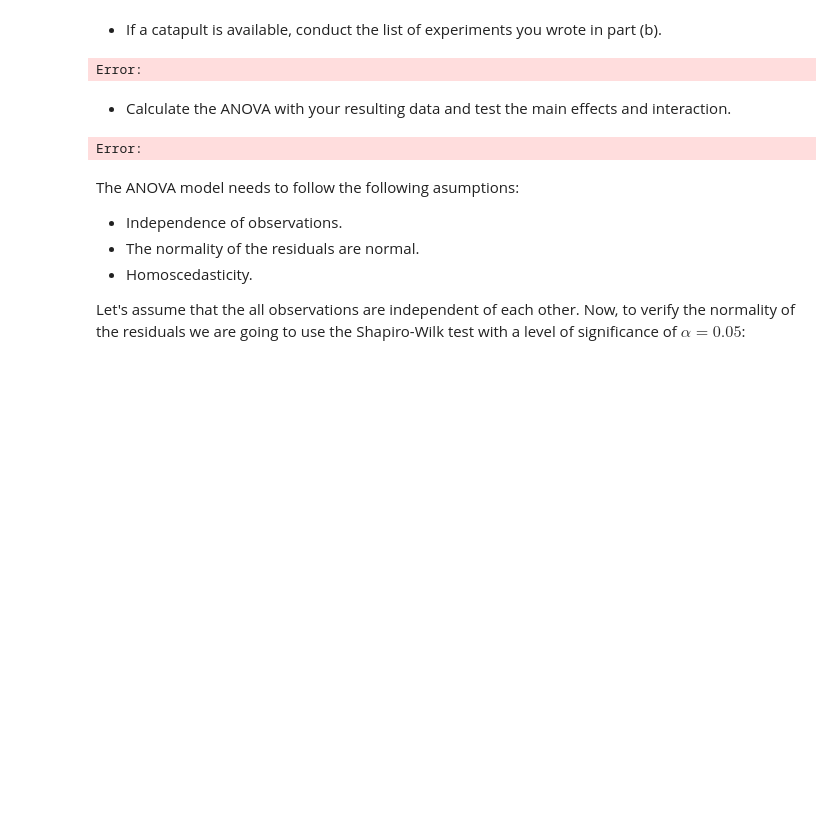
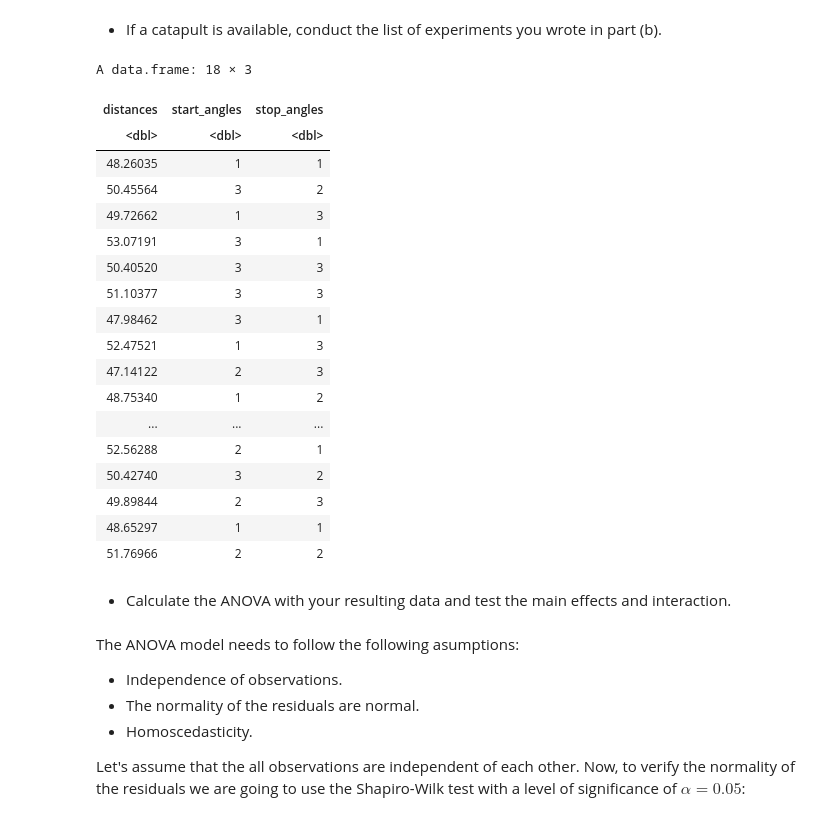
Before and after one commit to SandovalAguilar/estadistica, a Jupyter notebook: ejercicios_r/anova.ipynb, the cells around one changed output. Drawn from its saved outputs; the diff is of its cells as text; code cells hidden in the pictures; blank space fills up the shorter version.

```diff
--- a/ejercicios_r/anova.ipynb
+++ b/ejercicios_r/anova.ipynb
@@ -88,27 +119,43 @@ Error:
 # %% [markdown]
 - If a catapult is available, conduct the list of experiments you wrote in part (b).
 # %%
-# Create a vector with random distances
+# Create a vector with random distances that follow a normal distribution
 set.seed(100)
-distance <- runif(18, min = 20, max = 100)
+distances <- rnorm(18, mean = 50, sd = sqrt(12))
 
 # Create a dataframe with the factors
 dataset <- data.frame(
-  distance = distance,
+  distances = distances,
   start_angles = randomize_design[1],
   stop_angles = randomize_design[2]
 )
 
 dataset
 # %% [output]
-Error:
+A data.frame: 18 × 3
+| distances | start_angles | stop_angles |
+| <dbl> | <dbl> | <dbl> |
+| 48.26035 | 1 | 1 |
+| 50.45564 | 3 | 2 |
+| 49.72662 | 1 | 3 |
+| 53.07191 | 3 | 1 |
+| 50.40520 | 3 | 3 |
+| 51.10377 | 3 | 3 |
+| 47.98462 | 3 | 1 |
+| 52.47521 | 1 | 3 |
+| 47.14122 | 2 | 3 |
+| 48.75340 | 1 | 2 |
+| ... | ... | ... |
+| 52.56288 | 2 | 1 |
+| 50.42740 | 3 | 2 |
+| 49.89844 | 2 | 3 |
+| 48.65297 | 1 | 1 |
+| 51.76966 | 2 | 2 |
 # %% [markdown]
 - Calculate the ANOVA with your resulting data and test the main effects and interaction.
 # %%
 # Generate the ANOVA model
-anova <- aov(distance ~ start_angles * stop_angles, data = dataset)
+anova <- aov(distances ~ start_angles * stop_angles, data = dataset)
-# %% [output]
-Error:
 # %% [markdown]
 The ANOVA model needs to follow the following asumptions:
 - Independence of observations.
```
Also changed, not shown: parts of 13 cells of this notebook.
